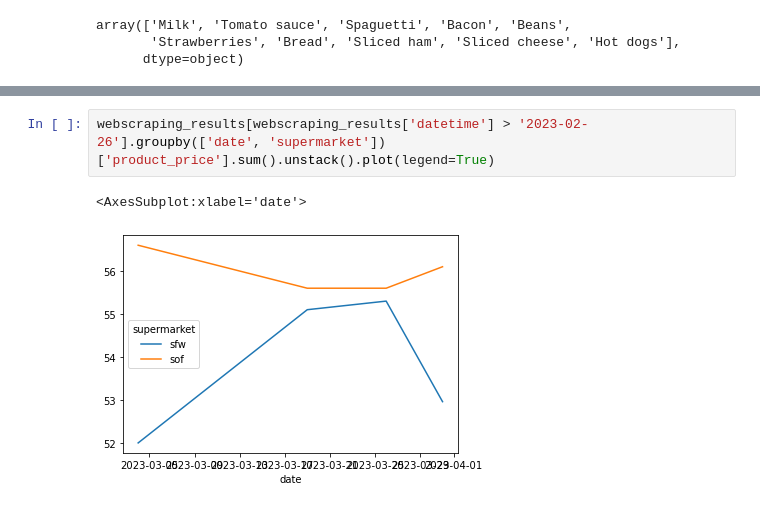
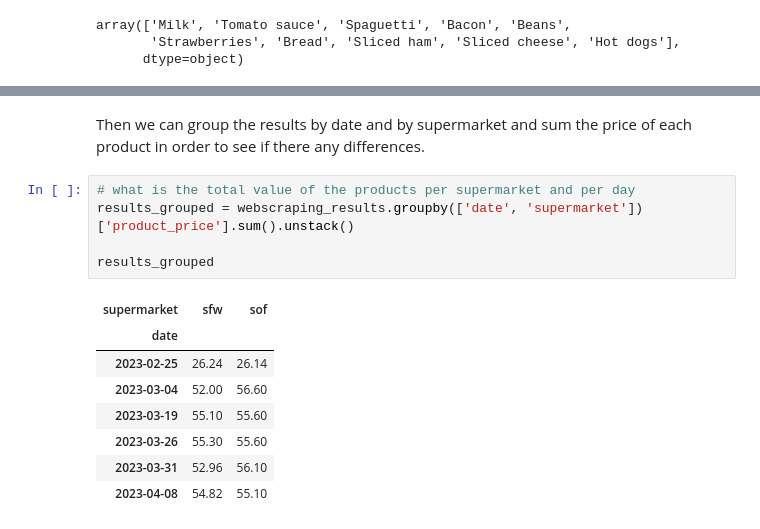
Before and after one commit to clayamakita/webscraping_project_01, a Jupyter notebook: analysis_webscraping.ipynb, the cells around one changed output, grey strips where cells are left out. Drawn from its saved outputs; the diff is of its cells as text.

```diff
--- a/analysis_webscraping.ipynb
+++ b/analysis_webscraping.ipynb
@@ -188,5 +173,16 @@ Name: product_price, dtype: float64
-# %%
-webscraping_results[webscraping_results['datetime'] > '2023-02-26'].groupby(['date', 'supermarket'])['product_price'].sum().unstack().plot(legend=True)
-# %% [output]
-<AxesSubplot:xlabel='date'>
-[figure, removed]
+# %% [markdown]
+Then we can group the results by date and by supermarket and sum the price of each product in order to see if there any differences.
+# %%
+# what is the total value of the products per supermarket and per day
+results_grouped = webscraping_results.groupby(['date', 'supermarket'])['product_price'].sum().unstack()
+
+results_grouped
+# %% [output]
+| supermarket | sfw | sof |
+| date |  |  |
+| 2023-02-25 | 26.24 | 26.14 |
+| 2023-03-04 | 52.00 | 56.60 |
+| 2023-03-19 | 55.10 | 55.60 |
+| 2023-03-26 | 55.30 | 55.60 |
+| 2023-03-31 | 52.96 | 56.10 |
+| 2023-04-08 | 54.82 | 55.10 |
```
Also changed, not shown: parts of 22 cells of this notebook.
